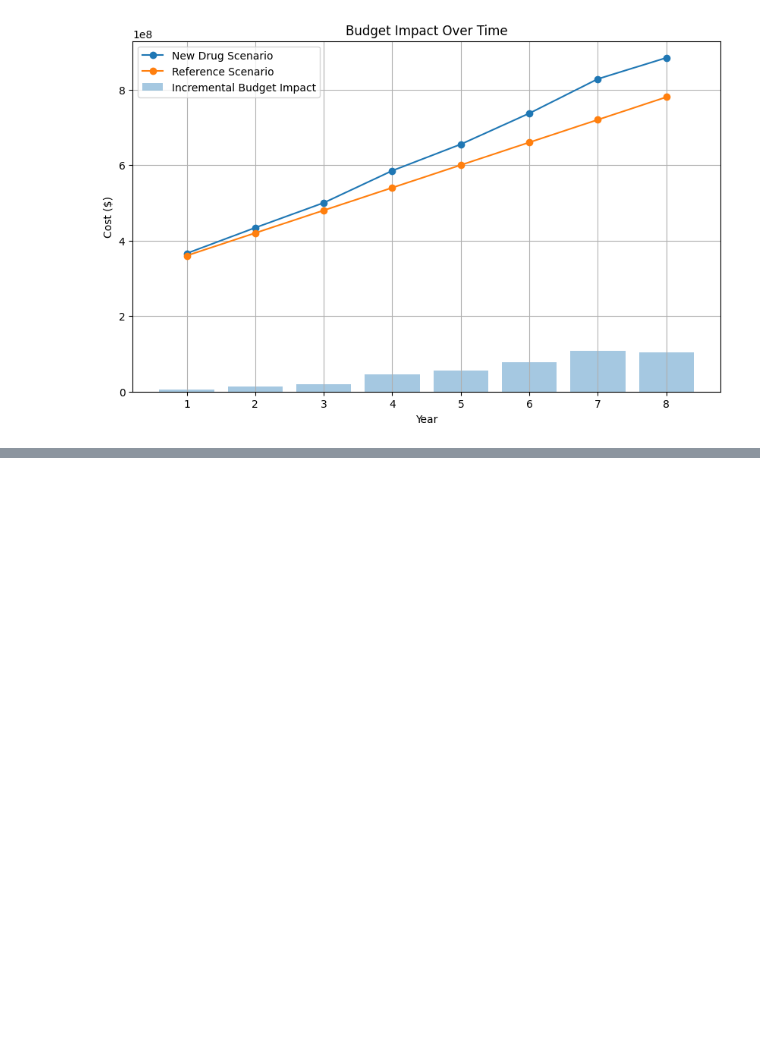
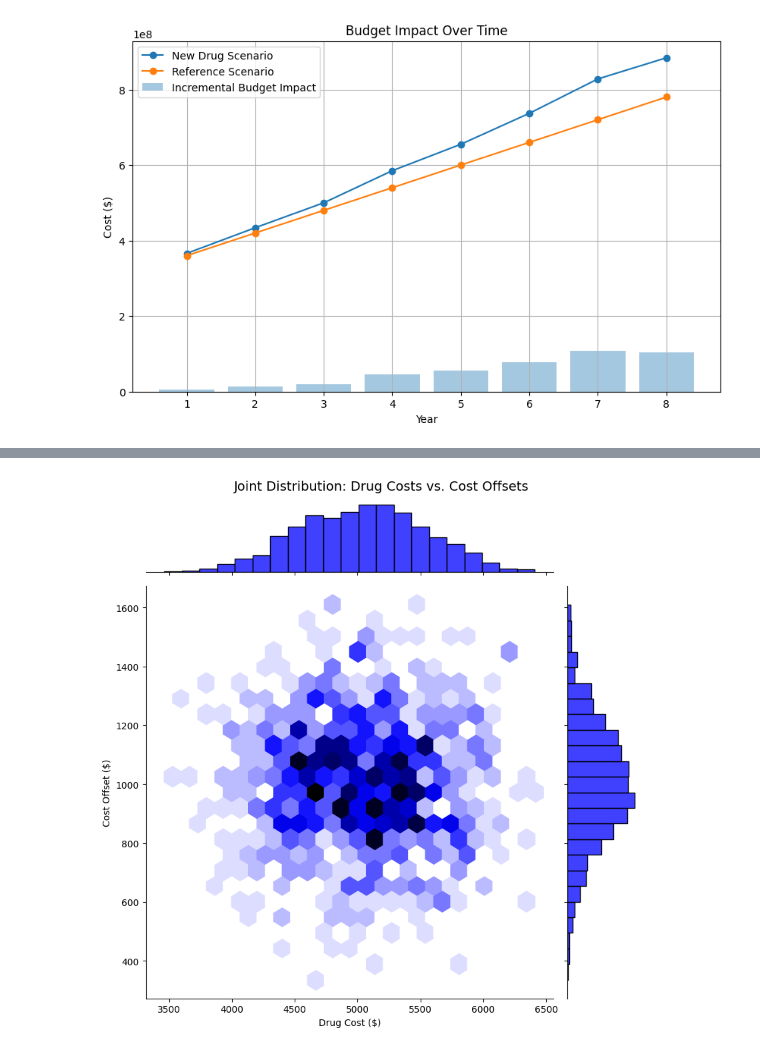
Before and after one commit to rsbaye/Data-Science-Projects, a Jupyter notebook: BIA_Simulation.ipynb, the cells around one changed output, grey strips where cells are left out. Cells and saved outputs as stored; diff of their text form; code cells hidden in the pictures; blank space fills up the shorter version.

```diff
--- a/BIA_Simulation.ipynb
+++ b/BIA_Simulation.ipynb
@@ -95,0 +225,9 @@ plt.show()
+# %%
+# Joint distribution plot for drug costs and cost offsets
+sns.jointplot(x=psa_drug_costs[:1000], y=psa_cost_offsets[:1000], kind="hex", color="blue", height=8)
+plt.suptitle("Joint Distribution: Drug Costs vs. Cost Offsets", y=1.02, fontsize=14)
+plt.xlabel("Drug Cost ($)")
+plt.ylabel("Cost Offset ($)")
+plt.show()
+# %% [output]
+[figure, added]
```
Also changed, not shown: parts of 8 cells of this notebook.
